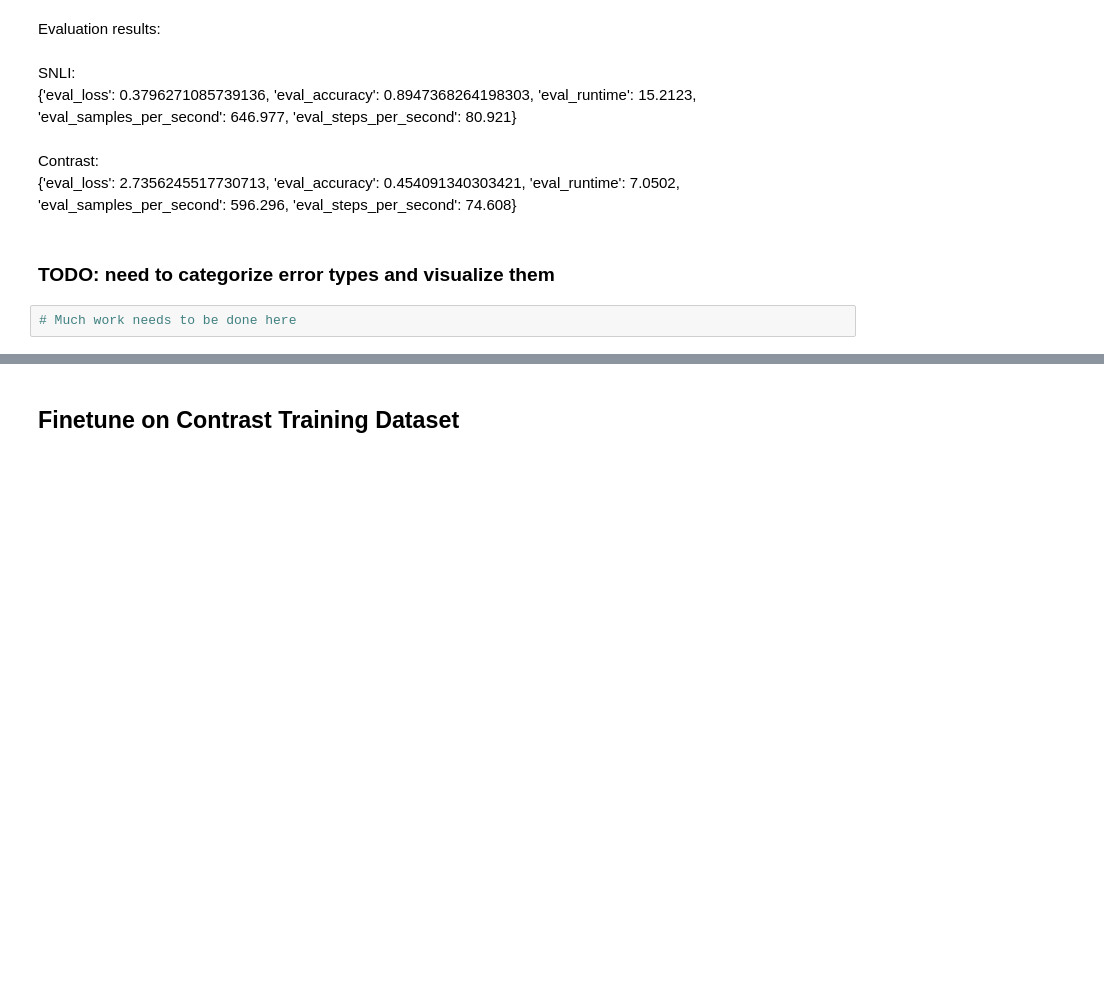
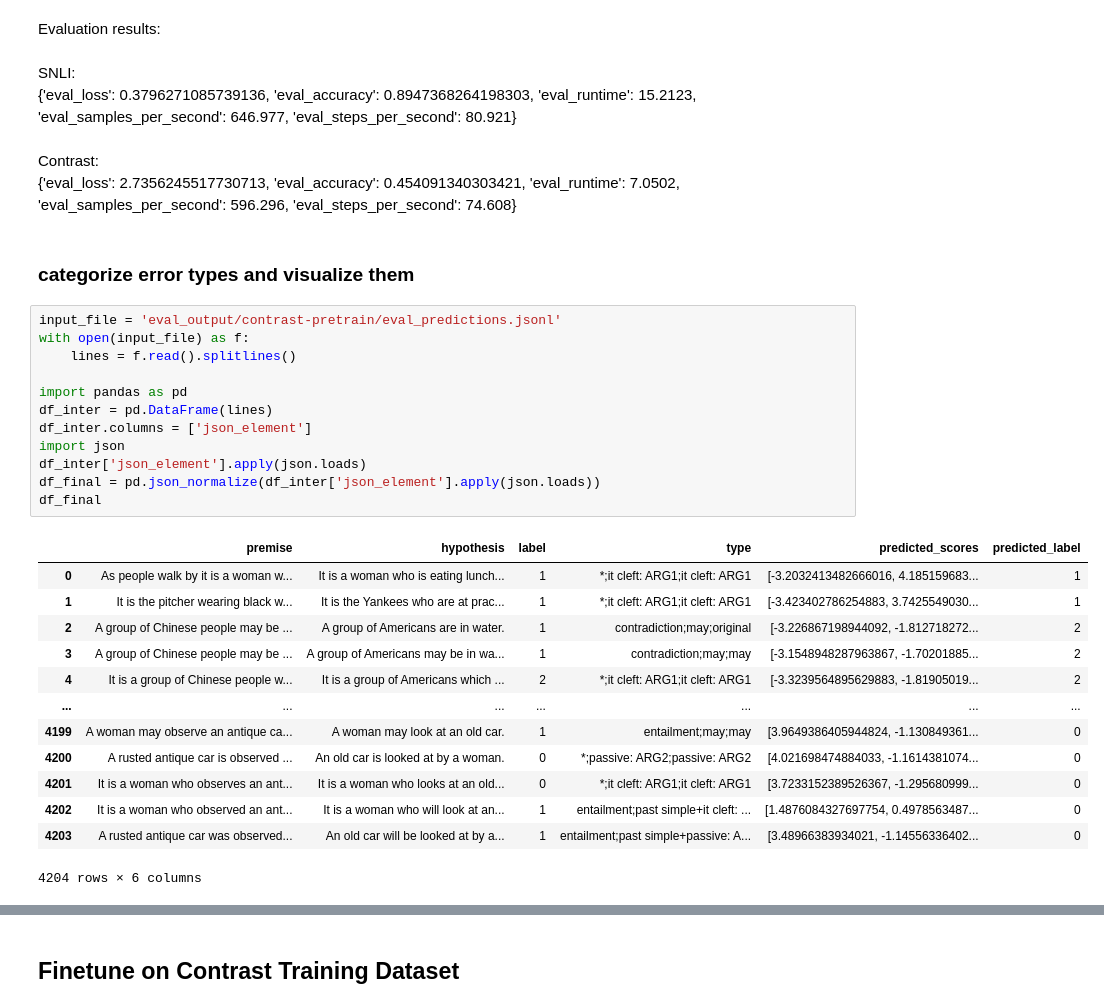
Before and after one commit to Manheim94/fp-dataset-artifacts, a Jupyter notebook: a.ipynb, the cells around one changed output, grey strips where cells are left out. Drawn from its saved outputs; the diff is of its cells as text; blank space fills up the shorter version.

```diff
--- a/a.ipynb
+++ b/a.ipynb
@@ -91,6 +91,30 @@ SNLI: <br>
 Contrast: <br>
 {'eval_loss': 2.7356245517730713, 'eval_accuracy': 0.454091340303421, 'eval_runtime': 7.0502, 'eval_samples_per_second': 596.296, 'eval_steps_per_second': 74.608}
 # %% [markdown]
-### TODO: need to categorize error types and visualize them
+### categorize error types and visualize them
-# %%
-# Much work needs to be done here
+# %%
+input_file = 'eval_output/contrast-pretrain/eval_predictions.jsonl'
+with open(input_file) as f:
+    lines = f.read().splitlines()
+
+import pandas as pd
+df_inter = pd.DataFrame(lines)
+df_inter.columns = ['json_element']
+import json
+df_inter['json_element'].apply(json.loads)
+df_final = pd.json_normalize(df_inter['json_element'].apply(json.loads))
+df_final
+# %% [output]
+|  | premise | hypothesis | label | type | predicted_scores | predicted_label |
+| 0 | As people walk by it is a woman w... | It is a woman who is eating lunch... | 1 | *;it cleft: ARG1;it cleft: ARG1 | [-3.2032413482666016, 4.185159683... | 1 |
+| 1 | It is the pitcher wearing black w... | It is the Yankees who are at prac... | 1 | *;it cleft: ARG1;it cleft: ARG1 | [-3.423402786254883, 3.7425549030... | 1 |
+| 2 | A group of Chinese people may be ... | A group of Americans are in water. | 1 | contradiction;may;original | [-3.226867198944092, -1.812718272... | 2 |
+| 3 | A group of Chinese people may be ... | A group of Americans may be in wa... | 1 | contradiction;may;may | [-3.1548948287963867, -1.70201885... | 2 |
+| 4 | It is a group of Chinese people w... | It is a group of Americans which ... | 2 | *;it cleft: ARG1;it cleft: ARG1 | [-3.3239564895629883, -1.81905019... | 2 |
+| ... | ... | ... | ... | ... | ... | ... |
+| 4199 | A woman may observe an antique ca... | A woman may look at an old car. | 1 | entailment;may;may | [3.9649386405944824, -1.130849361... | 0 |
+| 4200 | A rusted antique car is observed ... | An old car is looked at by a woman. | 0 | *;passive: ARG2;passive: ARG2 | [4.021698474884033, -1.1614381074... | 0 |
+| 4201 | It is a woman who observes an ant... | It is a woman who looks at an old... | 0 | *;it cleft: ARG1;it cleft: ARG1 | [3.7233152389526367, -1.295680999... | 0 |
+| 4202 | It is a woman who observed an ant... | It is a woman who will look at an... | 1 | entailment;past simple+it cleft: ... | [1.4876084327697754, 0.4978563487... | 0 |
+| 4203 | A rusted antique car was observed... | An old car will be looked at by a... | 1 | entailment;past simple+passive: A... | [3.48966383934021, -1.14556336402... | 0 |
+4204 rows × 6 columns
```
Also changed, not shown: parts of 8 cells of this notebook.
